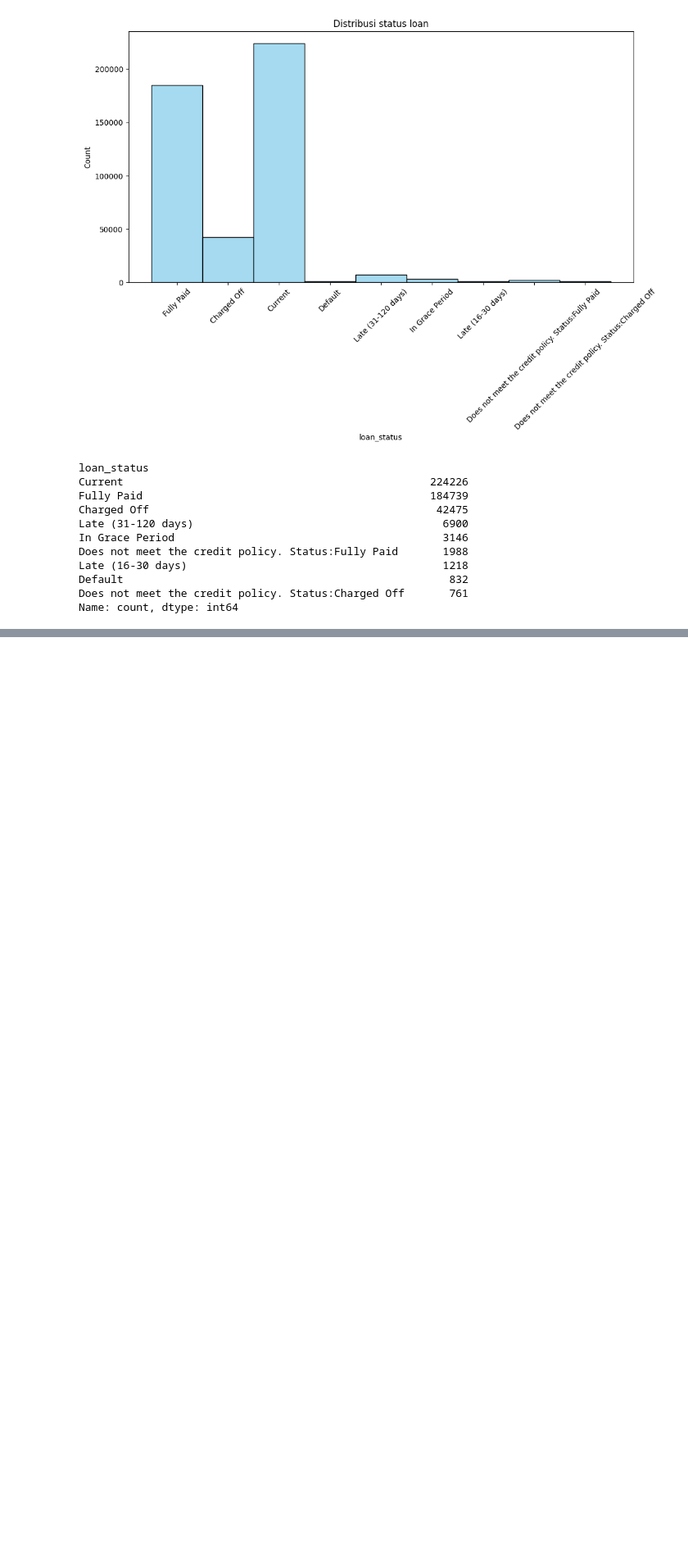
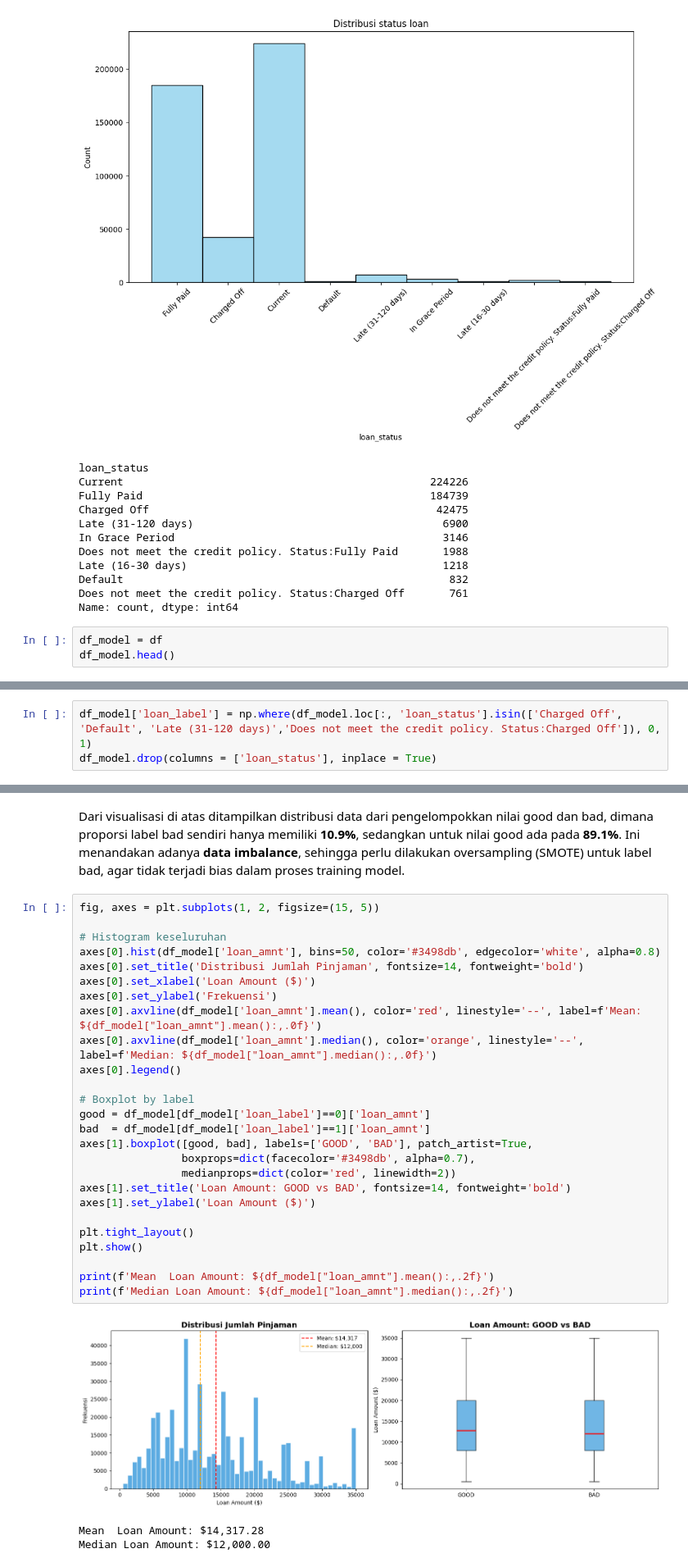
Before and after one commit to rfaoktvian/FinalProjectIDXPartners, a Jupyter notebook: finalcreditrisk.ipynb, the cells around one changed output, grey strips where cells are left out. Shown at 82% size. Saved outputs shown, nothing was run; the diff lists cells and outputs as text; blank space fills up the shorter version.

```diff
--- a/finalcreditrisk.ipynb
+++ b/finalcreditrisk.ipynb
@@ -198,3 +198,6 @@ Late (16-30 days)                                        1218
 Default                                                   832
 Does not meet the credit policy. Status:Charged Off       761
 Name: count, dtype: int64
+# %%
+df_model = df
+df_model.head()
@@ -200,0 +260,3 @@ Name: count, dtype: int64
+# %%
+df_model['loan_label'] = np.where(df_model.loc[:, 'loan_status'].isin(['Charged Off', 'Default', 'Late (31-120 days)','Does not meet the credit policy. Status:Charged Off']), 0, 1)
+df_model.drop(columns = ['loan_status'], inplace = True)
@@ -200,0 +293,32 @@ Name: count, dtype: int64
+# %% [markdown]
+Dari visualisasi di atas ditampilkan distribusi data dari pengelompokkan nilai good dan bad, dimana proporsi label bad sendiri hanya memiliki **10.9%**, sedangkan untuk nilai good ada pada **89.1%**. Ini menandakan adanya **data imbalance**, sehingga perlu dilakukan oversampling (SMOTE) untuk label bad, agar tidak terjadi bias dalam proses training model.
+# %%
+fig, axes = plt.subplots(1, 2, figsize=(15, 5))
+
+# Histogram keseluruhan
+axes[0].hist(df_model['loan_amnt'], bins=50, color='#3498db', edgecolor='white', alpha=0.8)
+axes[0].set_title('Distribusi Jumlah Pinjaman', fontsize=14, fontweight='bold')
+axes[0].set_xlabel('Loan Amount ($)')
+axes[0].set_ylabel('Frekuensi')
+axes[0].axvline(df_model['loan_amnt'].mean(), color='red', linestyle='--', label=f'Mean: ${df_model["loan_amnt"].mean():,.0f}')
+axes[0].axvline(df_model['loan_amnt'].median(), color='orange', linestyle='--', label=f'Median: ${df_model["loan_amnt"].median():,.0f}')
+axes[0].legend()
+
+# Boxplot by label
+good = df_model[df_model['loan_label']==0]['loan_amnt']
+bad  = df_model[df_model['loan_label']==1]['loan_amnt']
+axes[1].boxplot([good, bad], labels=['GOOD', 'BAD'], patch_artist=True,
+                boxprops=dict(facecolor='#3498db', alpha=0.7),
+                medianprops=dict(color='red', linewidth=2))
+axes[1].set_title('Loan Amount: GOOD vs BAD', fontsize=14, fontweight='bold')
+axes[1].set_ylabel('Loan Amount ($)')
+
+plt.tight_layout()
+plt.show()
+
+print(f'Mean  Loan Amount: ${df_model["loan_amnt"].mean():,.2f}')
+print(f'Median Loan Amount: ${df_model["loan_amnt"].median():,.2f}')
+# %% [output]
+[figure, added]
+Mean  Loan Amount: $14,317.28
+Median Loan Amount: $12,000.00
```
Also changed, not shown: parts of 9 cells of this notebook, 1 other file.
